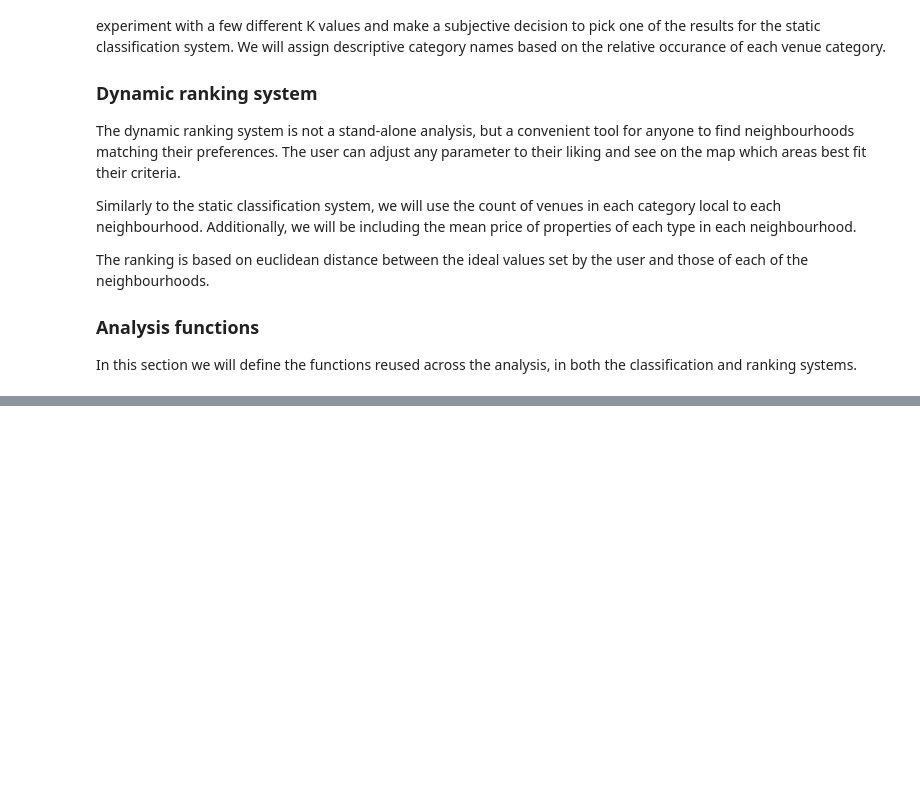
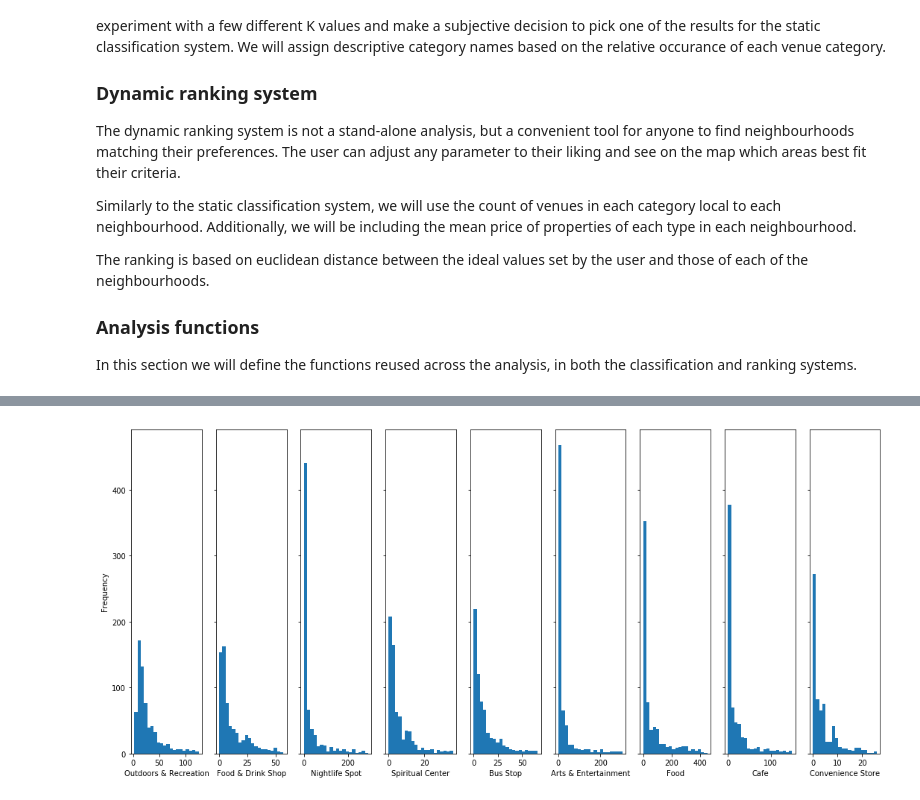
Before and after one commit to sanntann/Coursera_Capstone, a Jupyter notebook: WhereToBuyInEdinburgh.ipynb, the cells around one changed output, grey strips where cells are left out. Saved outputs shown, nothing was run; the diff lists cells and outputs as text; code cells hidden in the pictures; blank space fills up the shorter version.

```diff
--- a/WhereToBuyInEdinburgh.ipynb
+++ b/WhereToBuyInEdinburgh.ipynb
@@ -822,0 +987,5 @@ In this section we will define the functions reused across the analysis, in both
+# %%
+radius = 750
+plot_multiple_histograms(number_of_venues_in_all_areas(radius, df_venues, df_venue_distances, df_neighbourhoods))
+# %% [output]
+[figure, added]
```
Also changed, not shown: parts of 16 cells of this notebook.
